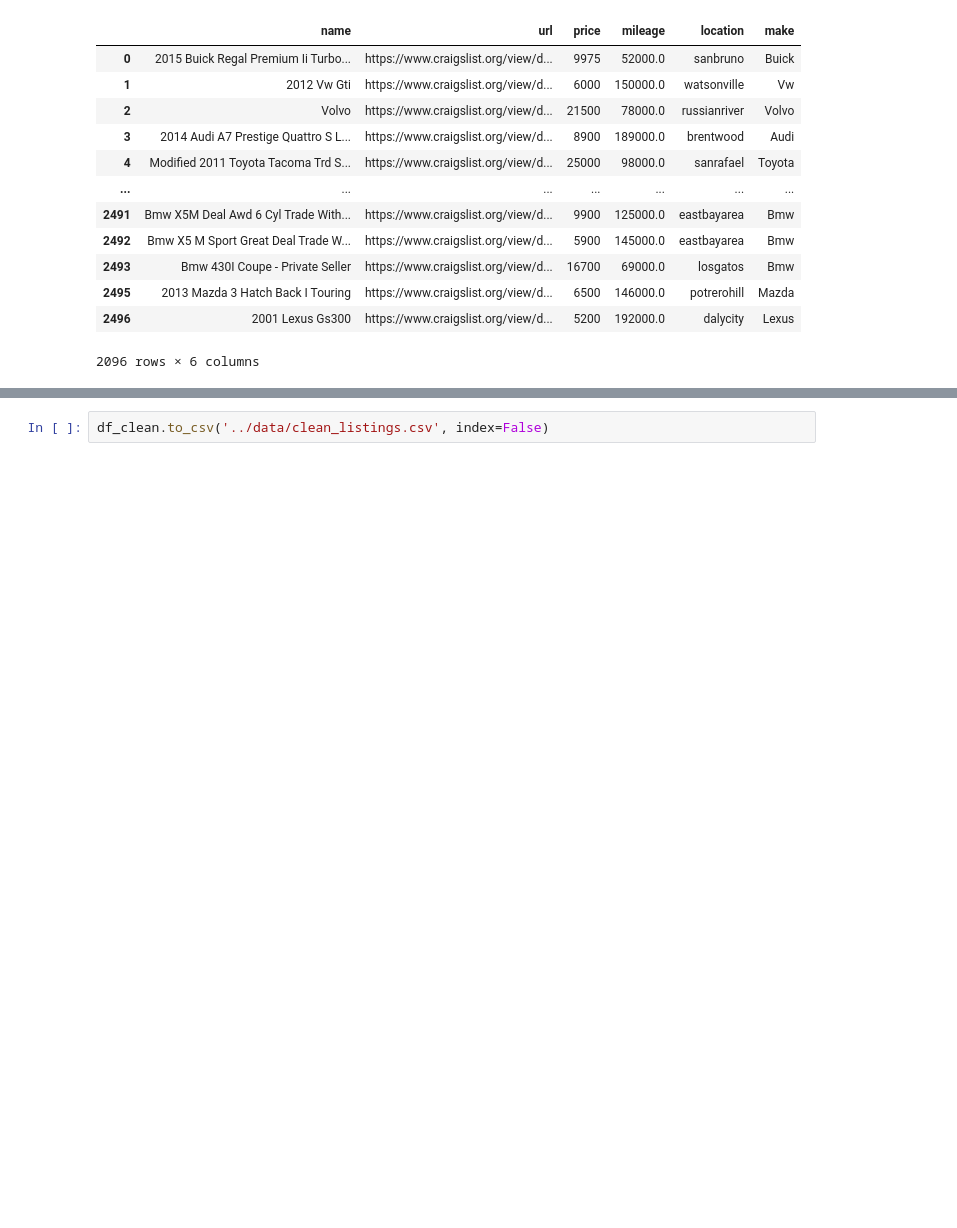
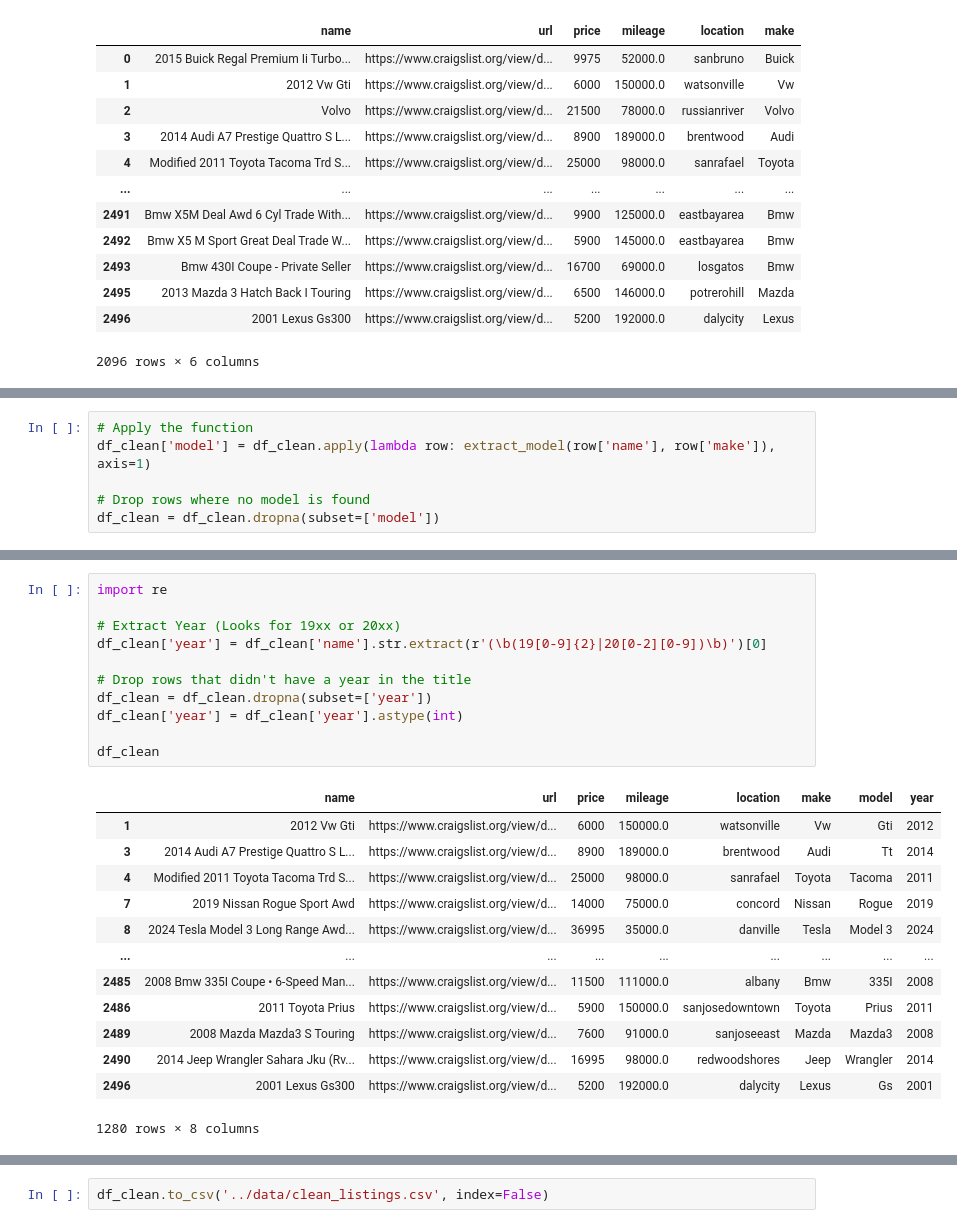
Before and after one commit to abhiswrld/AutoValuate, a Jupyter notebook: ml/AutoValuate_Pipeline.ipynb, the cells around one changed output, grey strips where cells are left out. Saved outputs shown, nothing was run; the diff lists cells and outputs as text; blank space fills up the shorter version.

```diff
--- a/ml/EDA_and_Feature_Engineering.ipynb
+++ b/ml/AutoValuate_Pipeline.ipynb
@@ -233,0 +279,6 @@ df_clean
+# %%
+# Apply the function
+df_clean['model'] = df_clean.apply(lambda row: extract_model(row['name'], row['make']), axis=1)
+
+# Drop rows where no model is found
+df_clean = df_clean.dropna(subset=['model'])
@@ -233,0 +306,25 @@ df_clean
+# %%
+import re
+
+# Extract Year (Looks for 19xx or 20xx)
+df_clean['year'] = df_clean['name'].str.extract(r'(\b(19[0-9]{2}|20[0-2][0-9])\b)')[0]
+
+# Drop rows that didn't have a year in the title
+df_clean = df_clean.dropna(subset=['year'])
+df_clean['year'] = df_clean['year'].astype(int)
+
+df_clean
+# %% [output]
+|  | name | url | price | mileage | location | make | model | year |
+| 1 | 2012 Vw Gti | https://www.craigslist.org/view/d... | 6000 | 150000.0 | watsonville | Vw | Gti | 2012 |
+| 3 | 2014 Audi A7 Prestige Quattro S L... | https://www.craigslist.org/view/d... | 8900 | 189000.0 | brentwood | Audi | Tt | 2014 |
+| 4 | Modified 2011 Toyota Tacoma Trd S... | https://www.craigslist.org/view/d... | 25000 | 98000.0 | sanrafael | Toyota | Tacoma | 2011 |
+| 7 | 2019 Nissan Rogue Sport Awd | https://www.craigslist.org/view/d... | 14000 | 75000.0 | concord | Nissan | Rogue | 2019 |
+| 8 | 2024 Tesla Model 3 Long Range Awd... | https://www.craigslist.org/view/d... | 36995 | 35000.0 | danville | Tesla | Model 3 | 2024 |
+| ... | ... | ... | ... | ... | ... | ... | ... | ... |
+| 2485 | 2008 Bmw 335I Coupe • 6-Speed Man... | https://www.craigslist.org/view/d... | 11500 | 111000.0 | albany | Bmw | 335I | 2008 |
+| 2486 | 2011 Toyota Prius | https://www.craigslist.org/view/d... | 5900 | 150000.0 | sanjosedowntown | Toyota | Prius | 2011 |
+| 2489 | 2008 Mazda Mazda3 S Touring | https://www.craigslist.org/view/d... | 7600 | 91000.0 | sanjoseeast | Mazda | Mazda3 | 2008 |
+| 2490 | 2014 Jeep Wrangler Sahara Jku (Rv... | https://www.craigslist.org/view/d... | 16995 | 98000.0 | redwoodshores | Jeep | Wrangler | 2014 |
+| 2496 | 2001 Lexus Gs300 | https://www.craigslist.org/view/d... | 5200 | 192000.0 | dalycity | Lexus | Gs | 2001 |
+1280 rows × 8 columns
```
Also changed, not shown: parts of 15 cells of this notebook, 2 other files.
